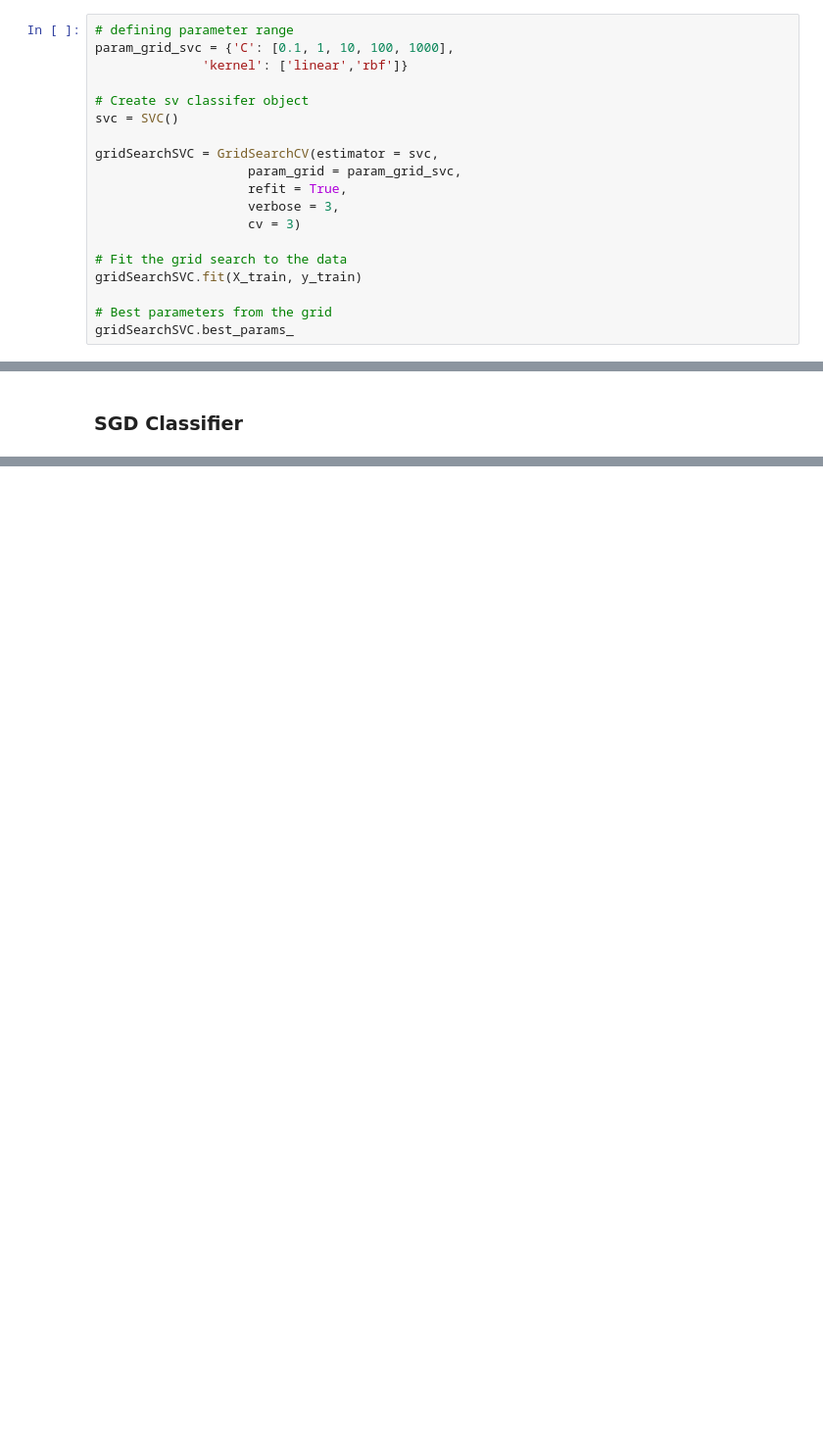
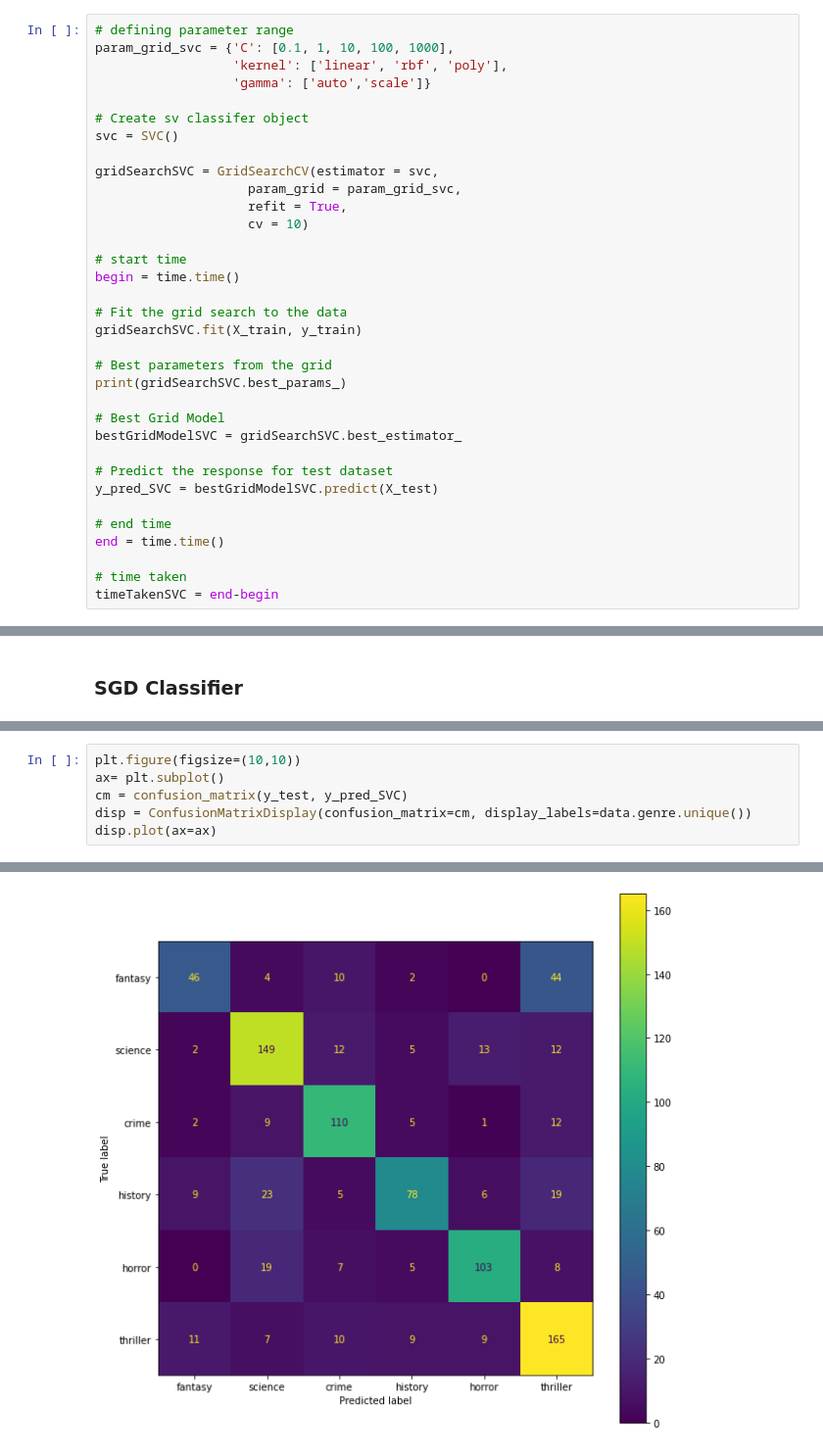
Before and after one commit to abhijeet16/book-genre-classification, a Jupyter notebook: 4-modelling.ipynb, the cells around one changed output, grey strips where cells are left out. Shown at 98% size. Drawn from its saved outputs; the diff is of its cells as text; blank space fills up the shorter version.

Commit message:
updated model

```diff
--- a/4-modelling.ipynb
+++ b/4-modelling.ipynb
@@ -174,7 +214,8 @@ weighted avg       0.67      0.67      0.67       931
 # %%
 # defining parameter range
 param_grid_svc = {'C': [0.1, 1, 10, 100, 1000],
-              'kernel': ['linear','rbf']}
+                  'kernel': ['linear', 'rbf', 'poly'],
+                  'gamma': ['auto','scale']}
 
 # Create sv classifer object
 svc = SVC()
@@ -182,12 +223,26 @@ svc = SVC()
 gridSearchSVC = GridSearchCV(estimator = svc,
                     param_grid = param_grid_svc,
                     refit = True,
-                    verbose = 3,
-                    cv = 3)
+                    cv = 10)
+
+# start time
+begin = time.time()
 
 # Fit the grid search to the data
 gridSearchSVC.fit(X_train, y_train)
 
 # Best parameters from the grid
-gridSearchSVC.best_params_
+print(gridSearchSVC.best_params_)
+
+# Best Grid Model
+bestGridModelSVC = gridSearchSVC.best_estimator_
+
+# Predict the response for test dataset
+y_pred_SVC = bestGridModelSVC.predict(X_test)
+
+# end time
+end = time.time()
+
+# time taken
+timeTakenSVC = end-begin
 # %% [output]
@@ -302,0 +495,7 @@ weighted avg       0.68      0.64      0.63       931
+# %%
+plt.figure(figsize=(10,10))
+ax= plt.subplot()
+cm = confusion_matrix(y_test, y_pred_SVC)
+disp = ConfusionMatrixDisplay(confusion_matrix=cm, display_labels=data.genre.unique())
+disp.plot(ax=ax)
+# %% [output]
@@ -302,0 +503 @@ weighted avg       0.68      0.64      0.63       931
+[figure, added]
```
Also changed, not shown: parts of 27 cells of this notebook, 2 other files.
